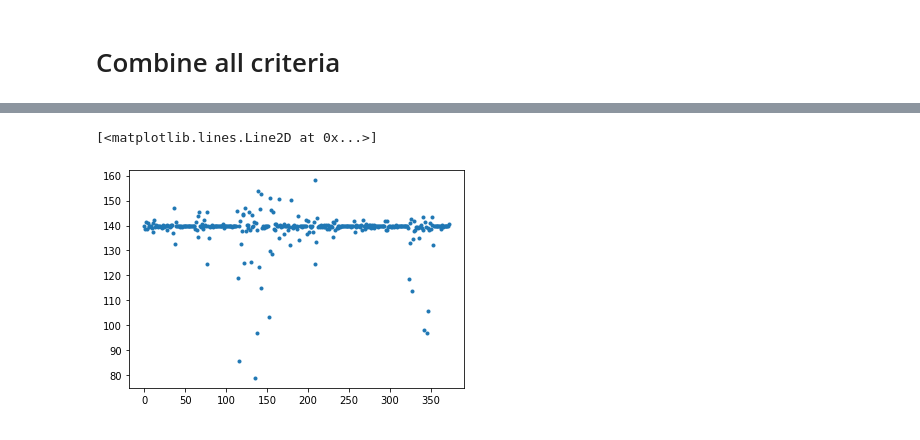
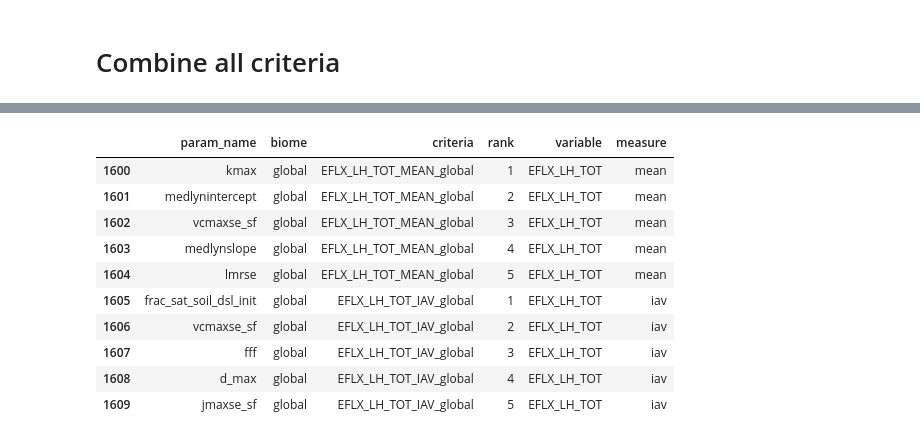
Before and after one commit to czarakas/coupled_PPE, a Jupyter notebook: parameter_selection/Coupled_PPE_param_selection.ipynb, the cells around one changed output, grey strips where cells are left out. Saved outputs shown, nothing was run; the diff lists cells and outputs as text; code cells hidden in the pictures.

```diff
--- a/parameter_selection/Coupled_PPE_param_selection.ipynb
+++ b/parameter_selection/Coupled_PPE_param_selection.ipynb
@@ -244,6 +262,7 @@ data_vars2 = ['EFLX_LH_TOT',
               'TAUX',
               'TAUY',
               'FIRE',
+              'albedo_allSW',
               'alb_DirVis',
               'alb_DifVis',
               'alb_DirNIR',
@@ -342,6 +377,8 @@ for datavar in data_vars2:
 # %%
 # dictionary of lists
 df_biomes = pd.DataFrame({'param_name': params_top5,
-        'biome': params_biome,
-        'criteria': params_criteria,
-        'rank': params_rank} )
+                          'biome': params_biome,
+                          'criteria': params_criteria,
+                          'rank': params_rank,
+                          'variable':params_variable,
+                          'measure': params_measure} )
@@ -396,6 +413,8 @@ params_top5 = []
 params_biome = []
 params_criteria = []
 params_rank = []
+params_variable = []
+params_measure = []
 
 uniques = list(np.unique(ds.param))
 uniques.remove('default')
@@ -415,6 +434,8 @@ for datavar in data_vars2:
     params_biome = params_biome+['global']*cutoff_num
     params_criteria = params_criteria+[datavar+'_MEAN_global']*cutoff_num
     params_rank = params_rank+np.arange(1,cutoff_num+1).tolist()
+    params_variable = params_variable+[datavar]*cutoff_num
+    params_measure = params_measure+['mean']*cutoff_num
 
     # IAV
     [xmins,xmaxs,pvals] = top_n(iav,cutoff_num,params,minmax,uniques)
@@ -425,6 +446,8 @@ for datavar in data_vars2:
     params_biome = params_biome+['global']*cutoff_num
     params_criteria = params_criteria+[datavar+'_IAV_global']*cutoff_num
     params_rank = params_rank+np.arange(1,cutoff_num+1).tolist()
+    params_variable = params_variable+[datavar]*cutoff_num
+    params_measure = params_measure+['iav']*cutoff_num
 # %% [output]
 EFLX_LH_TOT
 FSH
@@ -444,6 +468,8 @@ U10
 # %%
 # dictionary of lists
 df_global = pd.DataFrame({'param_name': params_top5,
-        'biome': params_biome,
-        'criteria': params_criteria,
-        'rank': params_rank} )
+                          'biome': params_biome,
+                          'criteria': params_criteria,
+                          'rank': params_rank,
+                          'variable':params_variable,
+                          'measure': params_measure} )
@@ -1167,5 +554,0 @@ U10
-# %%
-plt.plot(xm,'.')
-# %% [output]
-[<matplotlib.lines.Line2D at 0x...>]
-[figure, removed]
@@ -1187,0 +555,14 @@ ct_table.to_html(buf='top20_summary.html')
+# %%
+df_all[df_all.variable=='EFLX_LH_TOT'][df_all.biome=='global']
+# %% [output]
+|  | param_name | biome | criteria | rank | variable | measure |
+| 1600 | kmax | global | EFLX_LH_TOT_MEAN_global | 1 | EFLX_LH_TOT | mean |
+| 1601 | medlynintercept | global | EFLX_LH_TOT_MEAN_global | 2 | EFLX_LH_TOT | mean |
+| 1602 | vcmaxse_sf | global | EFLX_LH_TOT_MEAN_global | 3 | EFLX_LH_TOT | mean |
+| 1603 | medlynslope | global | EFLX_LH_TOT_MEAN_global | 4 | EFLX_LH_TOT | mean |
+| 1604 | lmrse | global | EFLX_LH_TOT_MEAN_global | 5 | EFLX_LH_TOT | mean |
+| 1605 | frac_sat_soil_dsl_init | global | EFLX_LH_TOT_IAV_global | 1 | EFLX_LH_TOT | iav |
+| 1606 | vcmaxse_sf | global | EFLX_LH_TOT_IAV_global | 2 | EFLX_LH_TOT | iav |
+| 1607 | fff | global | EFLX_LH_TOT_IAV_global | 3 | EFLX_LH_TOT | iav |
+| 1608 | d_max | global | EFLX_LH_TOT_IAV_global | 4 | EFLX_LH_TOT | iav |
+| 1609 | jmaxse_sf | global | EFLX_LH_TOT_IAV_global | 5 | EFLX_LH_TOT | iav |
```
Also changed, not shown: parts of 72 cells of this notebook, 3 other files.
